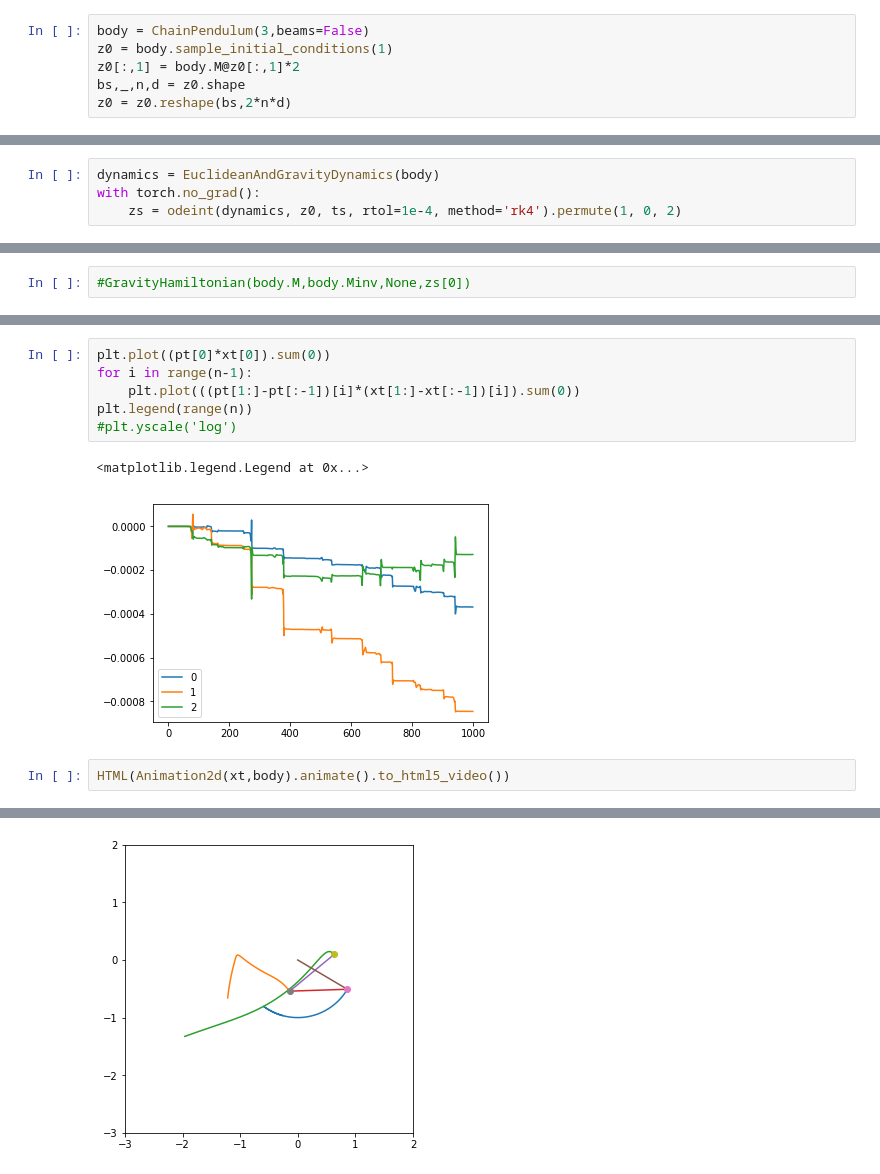
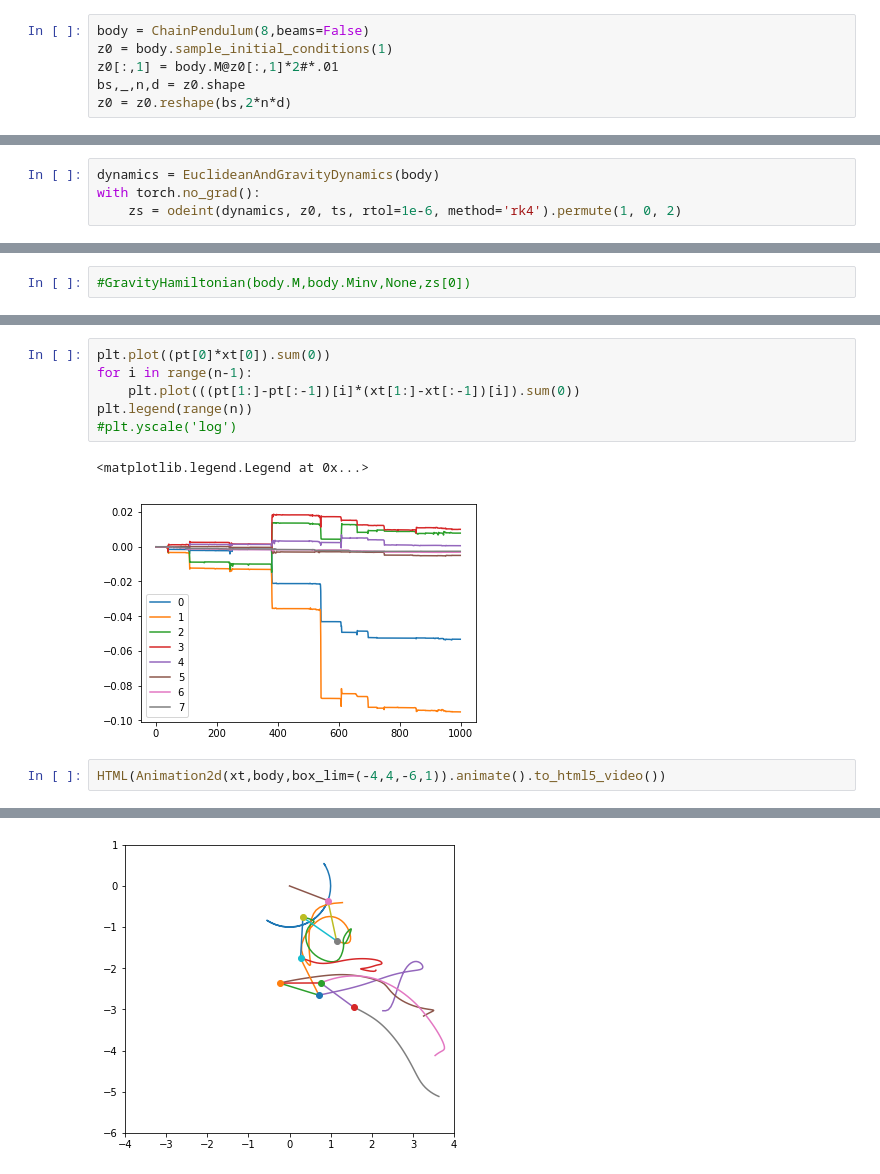
Before and after one commit to mfinzi/constrained-hamiltonian-neural-networks, a Jupyter notebook: pendulum.ipynb, the cells around one changed output, grey strips where cells are left out. Saved outputs shown, nothing was run; the diff lists cells and outputs as text.

```diff
--- a/pendulum.ipynb
+++ b/pendulum.ipynb
@@ -18,9 +21,9 @@ import matplotlib.pyplot as plt
 # # plt.xlim(-2,2.5)
 # plt.axes().set_aspect('equal', 'datalim')
 # %%
-body = ChainPendulum(3,beams=False)
+body = ChainPendulum(8,beams=False)
 z0 = body.sample_initial_conditions(1)
-z0[:,1] = body.M@z0[:,1]*2
+z0[:,1] = body.M@z0[:,1]*2#*.01
 bs,_,n,d = z0.shape
 z0 = z0.reshape(bs,2*n*d)
 # %%
@@ -32,7 +35,7 @@ ts = torch.linspace(0,50,1000)
 # %%
 dynamics = EuclideanAndGravityDynamics(body)
 with torch.no_grad():
-    zs = odeint(dynamics, z0, ts, rtol=1e-4, method='rk4').permute(1, 0, 2)
+    zs = odeint(dynamics, z0, ts, rtol=1e-6, method='rk4').permute(1, 0, 2)
 # %%
 zs.shape
 # %% [output]
@@ -65,9 +68,9 @@ plt.legend(range(n))
 #plt.yscale('log')
 # %% [output]
 <matplotlib.legend.Legend at 0x...>
-[figure, old version]
+[figure, new version]
 # %%
-HTML(Animation2d(xt,body).animate().to_html5_video())
+HTML(Animation2d(xt,body,box_lim=(-4,4,-6,1)).animate().to_html5_video())
 # %% [output]
 [interactive output not drawn]
-[figure, old version]
+[figure, new version]
```
Also changed, not shown: parts of 7 cells of this notebook, 1 other file.
